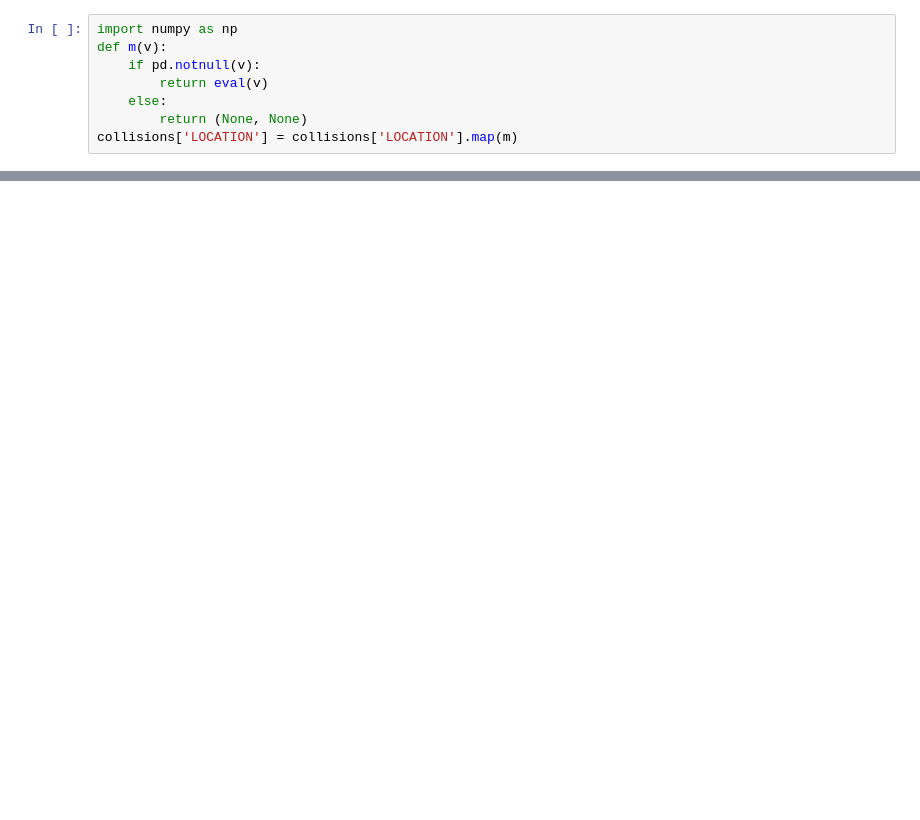
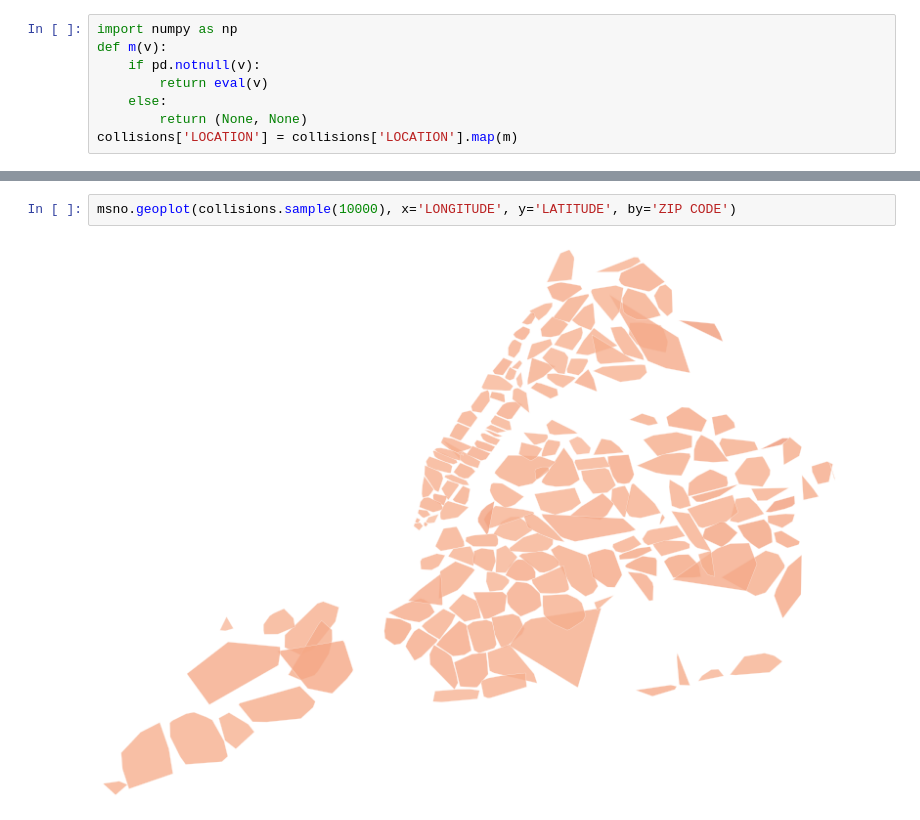
Before and after one commit to ResidentMario/missingno, a Jupyter notebook: dev2.ipynb, the cells around one changed output, grey strips where cells are left out. Drawn from its saved outputs; the diff is of its cells as text; blank space fills up the shorter version.

```diff
--- a/dev2.ipynb
+++ b/dev2.ipynb
@@ -51 +27,5 @@ array([], dtype=float64)
+# %%
+msno.geoplot(collisions.sample(10000), x='LONGITUDE', y='LATITUDE', by='ZIP CODE')
+# %% [output]
+[figure, added]
 # %%
```
Also changed, not shown: parts of 13 cells of this notebook, 2 other files.
